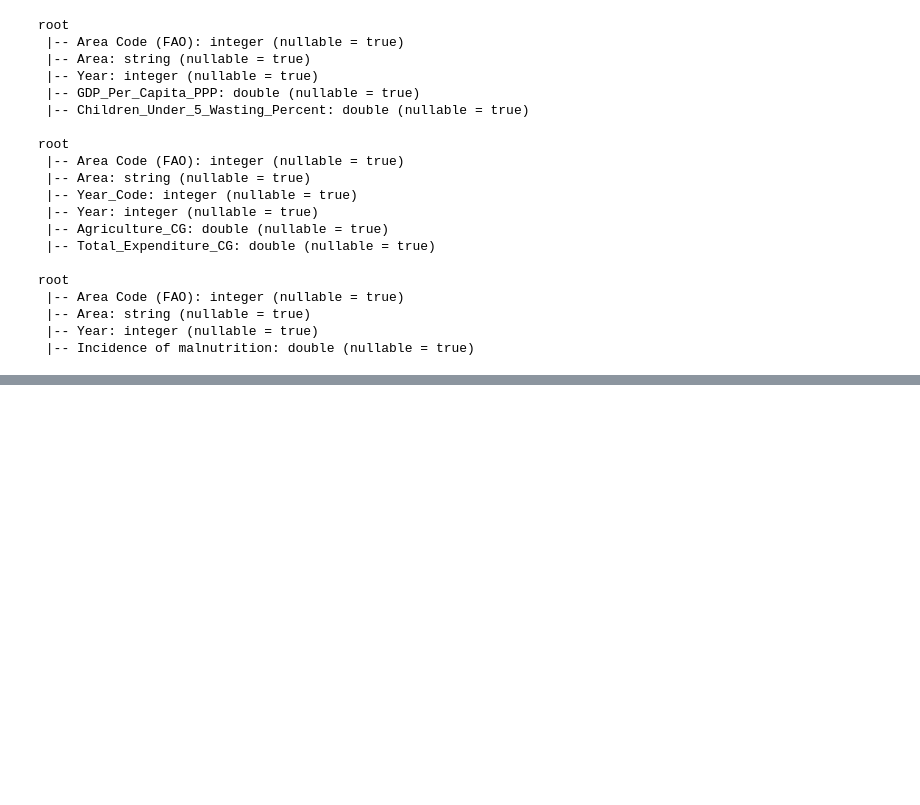
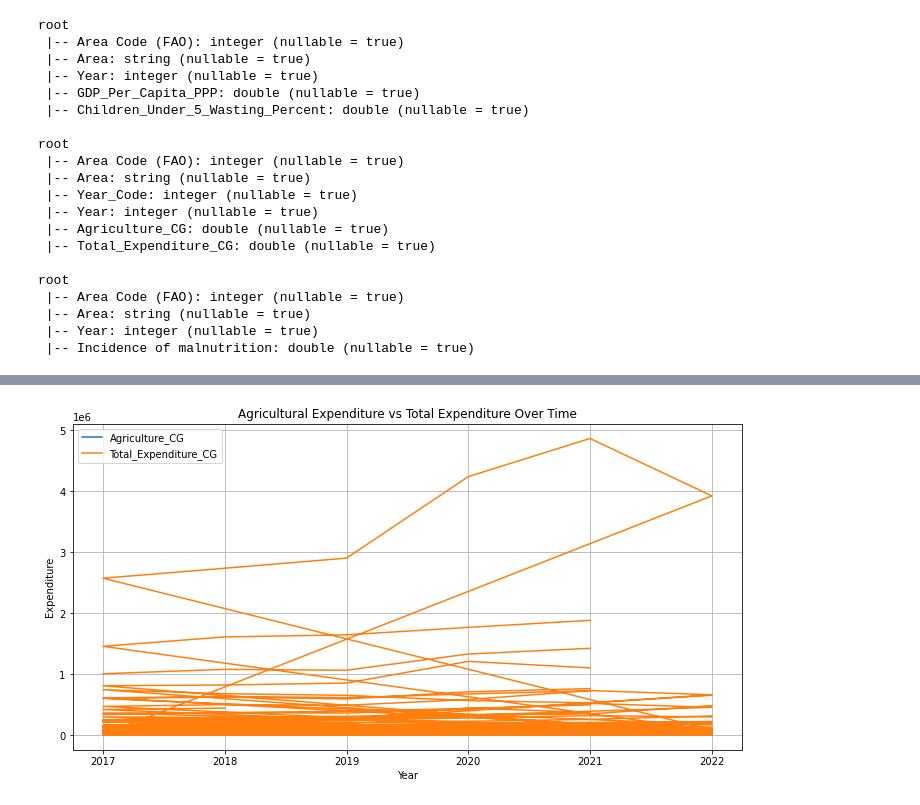
Before and after one commit to Crownlulu/Assignment_interation4, a Jupyter notebook: Data Understanding.ipynb, the cells around one changed output, grey strips where cells are left out. Saved outputs shown, nothing was run; the diff lists cells and outputs as text; code cells hidden in the pictures; blank space fills up the shorter version.

```diff
--- a/Data Understanding.ipynb
+++ b/Data Understanding.ipynb
@@ -69,0 +140,20 @@ root
+# %%
+import matplotlib.pyplot as plt
+from pyspark.sql import SparkSession
+
+spark = SparkSession.builder.appName("ExpenditureAnalysis").getOrCreate()
+
+expenditure_pd_df = expenditure_df.select("Year", "Agriculture_CG", "Total_Expenditure_CG").toPandas()
+
+plt.figure(figsize=(12, 6))
+plt.plot(expenditure_pd_df['Year'], expenditure_pd_df['Agriculture_CG'], label='Agriculture_CG')
+plt.plot(expenditure_pd_df['Year'], expenditure_pd_df['Total_Expenditure_CG'], label='Total_Expenditure_CG')
+
+plt.xlabel('Year')
+plt.ylabel('Expenditure')
+plt.title('Agricultural Expenditure vs Total Expenditure Over Time')
+plt.legend()
+plt.grid(True)
+plt.show()
+# %% [output]
+[figure, added]
```
Also changed, not shown: parts of 12 cells of this notebook.
